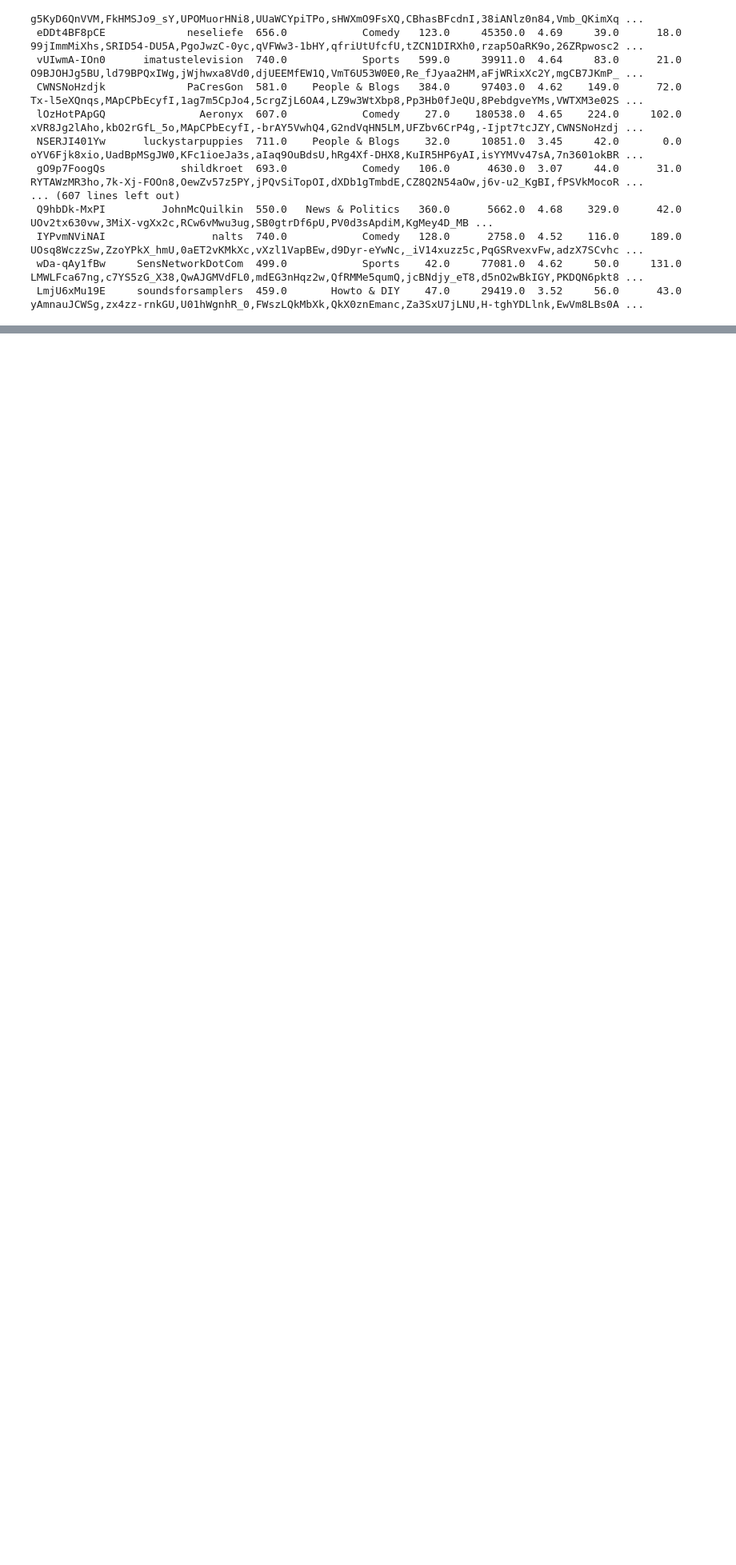
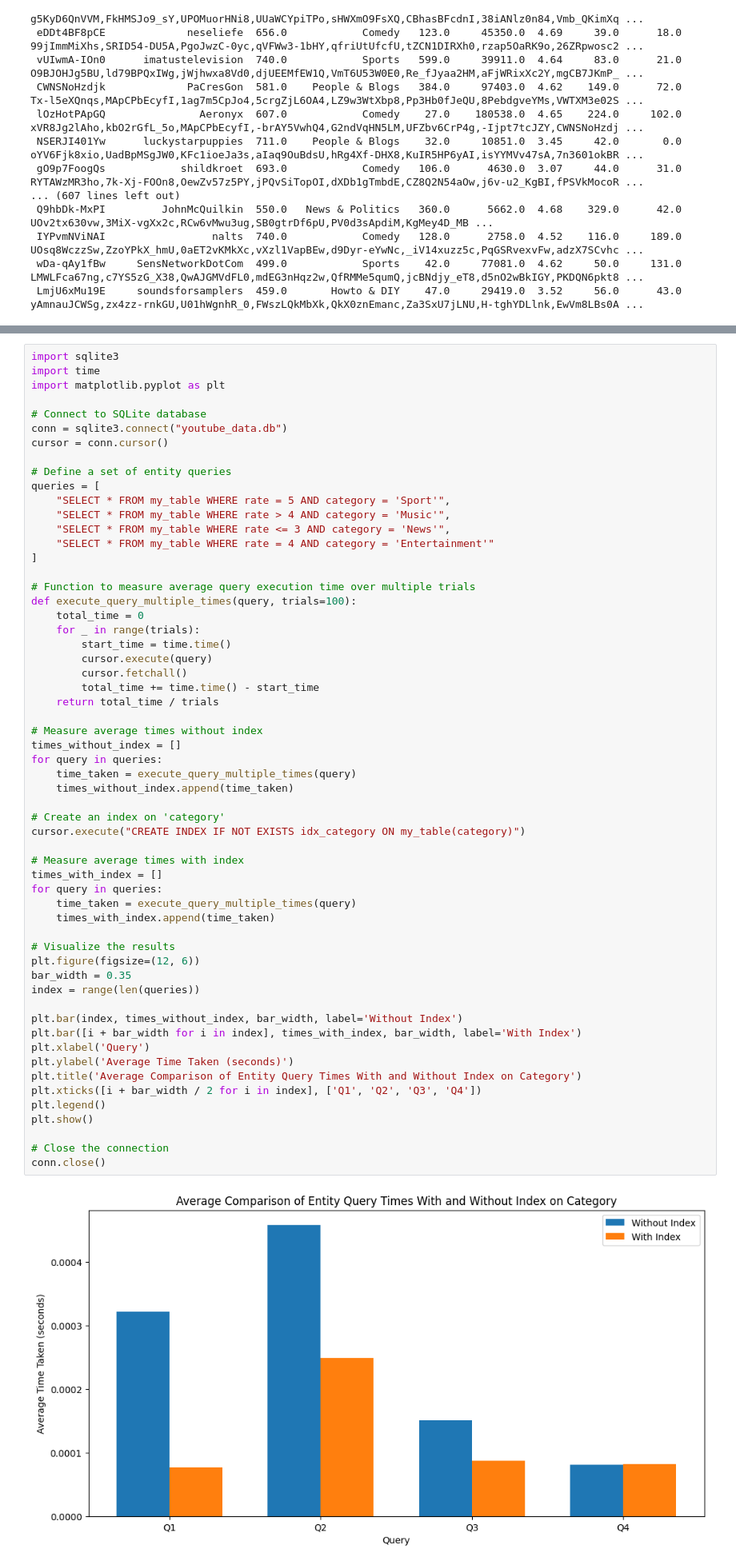
Before and after one commit to davidhfrost/csds234, a Jupyter notebook: data_loader.ipynb, the cells around one changed output, grey strips where cells are left out. Shown at 80% size. Saved outputs shown, nothing was run; the diff lists cells and outputs as text; blank space fills up the shorter version.

```diff
--- a/data_loader.ipynb
+++ b/data_loader.ipynb
@@ -547,0 +626,60 @@ Index Query Result:
+# %%
+import sqlite3
+import time
+import matplotlib.pyplot as plt
+
+# Connect to SQLite database
+conn = sqlite3.connect("youtube_data.db")
+cursor = conn.cursor()
+
+# Define a set of entity queries
+queries = [
+    "SELECT * FROM my_table WHERE rate = 5 AND category = 'Sport'",
+    "SELECT * FROM my_table WHERE rate > 4 AND category = 'Music'",
+    "SELECT * FROM my_table WHERE rate <= 3 AND category = 'News'",
+    "SELECT * FROM my_table WHERE rate = 4 AND category = 'Entertainment'"
+]
+
+# Function to measure average query execution time over multiple trials
+def execute_query_multiple_times(query, trials=100):
+    total_time = 0
+    for _ in range(trials):
+        start_time = time.time()
+        cursor.execute(query)
+        cursor.fetchall()
+        total_time += time.time() - start_time
+    return total_time / trials
+
+# Measure average times without index
+times_without_index = []
+for query in queries:
+    time_taken = execute_query_multiple_times(query)
+    times_without_index.append(time_taken)
+
+# Create an index on 'category'
+cursor.execute("CREATE INDEX IF NOT EXISTS idx_category ON my_table(category)")
+
+# Measure average times with index
+times_with_index = []
+for query in queries:
+    time_taken = execute_query_multiple_times(query)
+    times_with_index.append(time_taken)
+
+# Visualize the results
+plt.figure(figsize=(12, 6))
+bar_width = 0.35
+index = range(len(queries))
+
+plt.bar(index, times_without_index, bar_width, label='Without Index')
+plt.bar([i + bar_width for i in index], times_with_index, bar_width, label='With Index')
+plt.xlabel('Query')
+plt.ylabel('Average Time Taken (seconds)')
+plt.title('Average Comparison of Entity Query Times With and Without Index on Category')
+plt.xticks([i + bar_width / 2 for i in index], ['Q1', 'Q2', 'Q3', 'Q4'])
+plt.legend()
+plt.show()
+
+# Close the connection
+conn.close()
+# %% [output]
+[figure, added]
```
Also changed, not shown: parts of 14 cells of this notebook, 3 other files.
